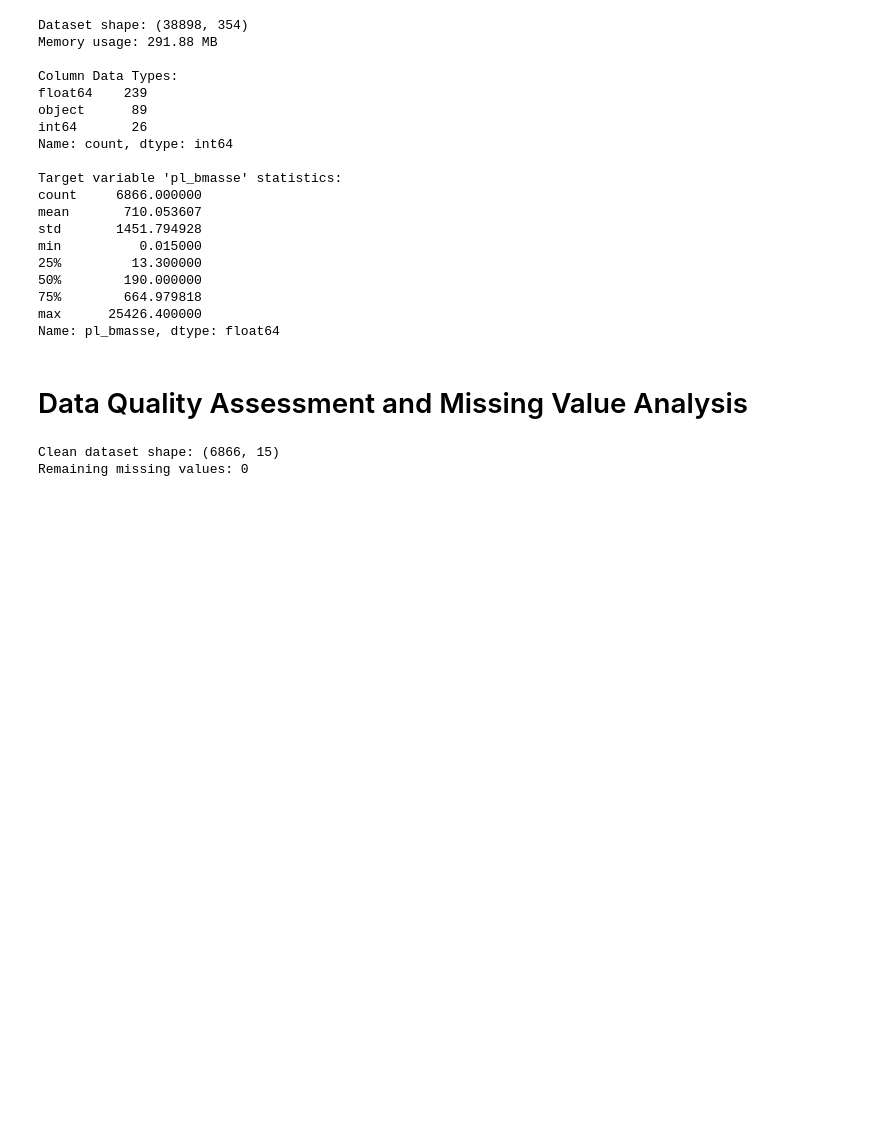
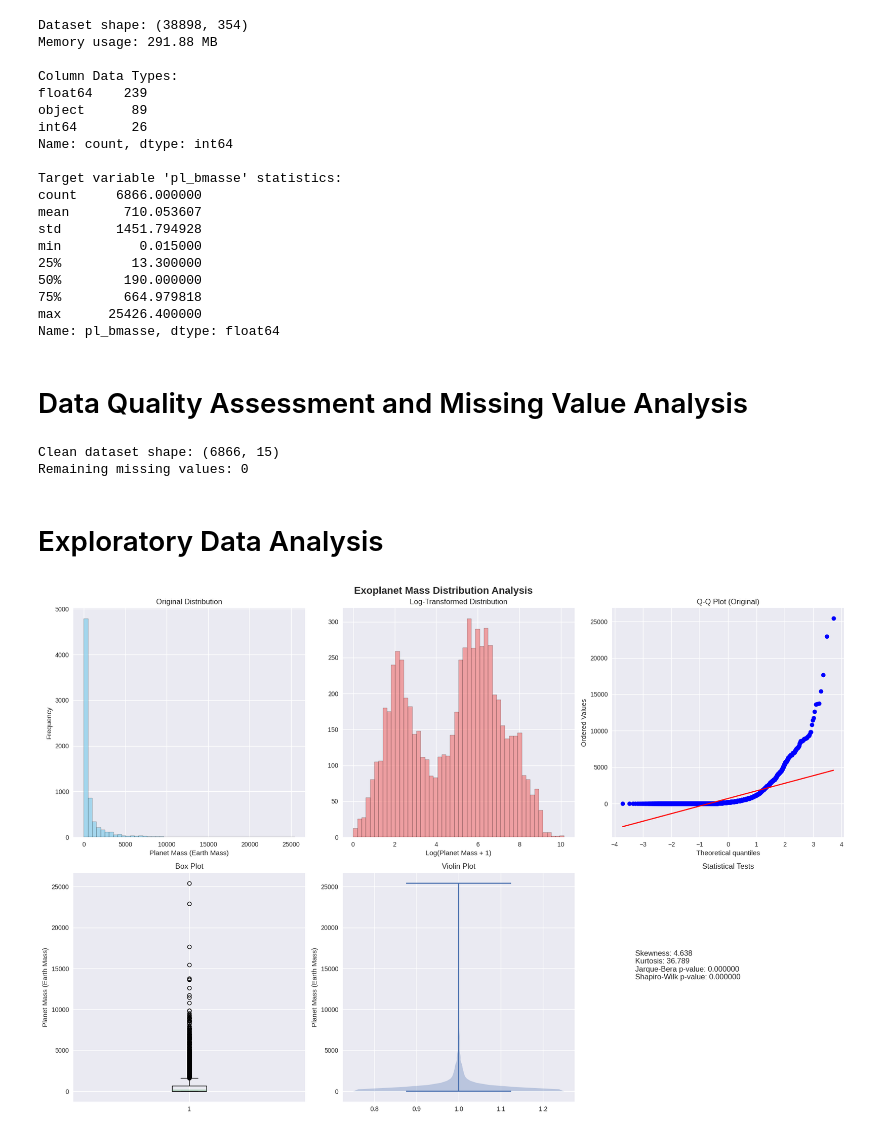
Before and after one commit to lucks-13/Exoplanet-Mass-Prediction, a Jupyter notebook: code.ipynb, the cells around one changed output. Drawn from its saved outputs; the diff is of its cells as text; code cells hidden in the pictures; blank space fills up the shorter version.

```diff
--- a/code.ipynb
+++ b/code.ipynb
@@ -99,3 +99,44 @@ print(f"Remaining missing values: {df_clean.isnull().sum().sum()}")
 # %% [output]
 Clean dataset shape: (6866, 15)
 Remaining missing values: 0
+# %% [markdown]
+# Exploratory Data Analysis
+# %%
+fig, axes = plt.subplots(2, 3, figsize=(18, 12))
+fig.suptitle('Exoplanet Mass Distribution Analysis', fontsize=16, fontweight='bold')
+
+axes[0,0].hist(df_clean[target_col], bins=50, alpha=0.7, color='skyblue', edgecolor='black')
+axes[0,0].set_title('Original Distribution')
+axes[0,0].set_xlabel('Planet Mass (Earth Mass)')
+axes[0,0].set_ylabel('Frequency')
+
+log_target = np.log1p(df_clean[target_col])
+axes[0,1].hist(log_target, bins=50, alpha=0.7, color='lightcoral', edgecolor='black')
+axes[0,1].set_title('Log-Transformed Distribution')
+axes[0,1].set_xlabel('Log(Planet Mass + 1)')
+
+stats.probplot(df_clean[target_col], dist="norm", plot=axes[0,2])
+axes[0,2].set_title('Q-Q Plot (Original)')
+
+axes[1,0].boxplot(df_clean[target_col])
+axes[1,0].set_title('Box Plot')
+axes[1,0].set_ylabel('Planet Mass (Earth Mass)')
+
+axes[1,1].violinplot(df_clean[target_col])
+axes[1,1].set_title('Violin Plot')
+axes[1,1].set_ylabel('Planet Mass (Earth Mass)')
+
+stats_text = f"""
+Skewness: {stats.skew(df_clean[target_col]):.3f}
+Kurtosis: {stats.kurtosis(df_clean[target_col]):.3f}
+Jarque-Bera p-value: {jarque_bera(df_clean[target_col])[1]:.6f}
+Shapiro-Wilk p-value: {shapiro(df_clean[target_col])[1]:.6f}
+"""
+axes[1,2].text(0.1, 0.5, stats_text, fontsize=12, transform=axes[1,2].transAxes)
+axes[1,2].set_title('Statistical Tests')
+axes[1,2].axis('off')
+
+plt.tight_layout()
+plt.show()
+# %% [output]
+[figure, added]
```
Also changed, not shown: parts of 6 cells of this notebook.
